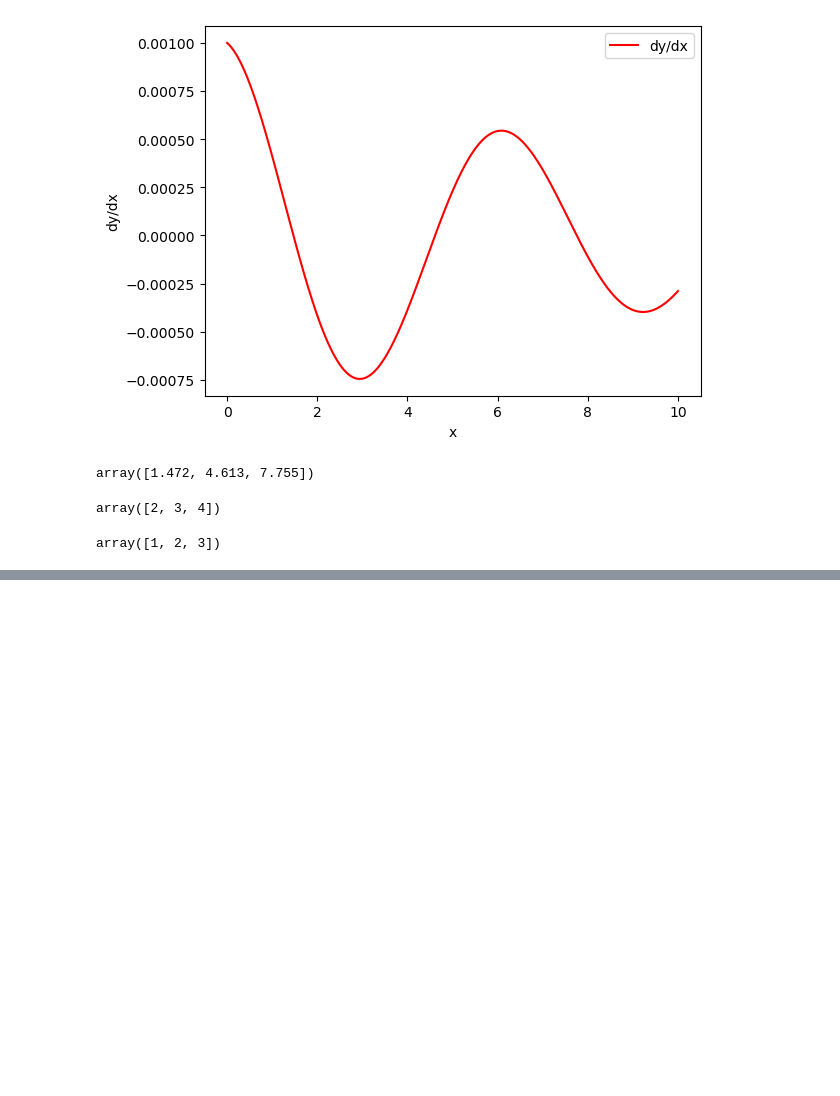
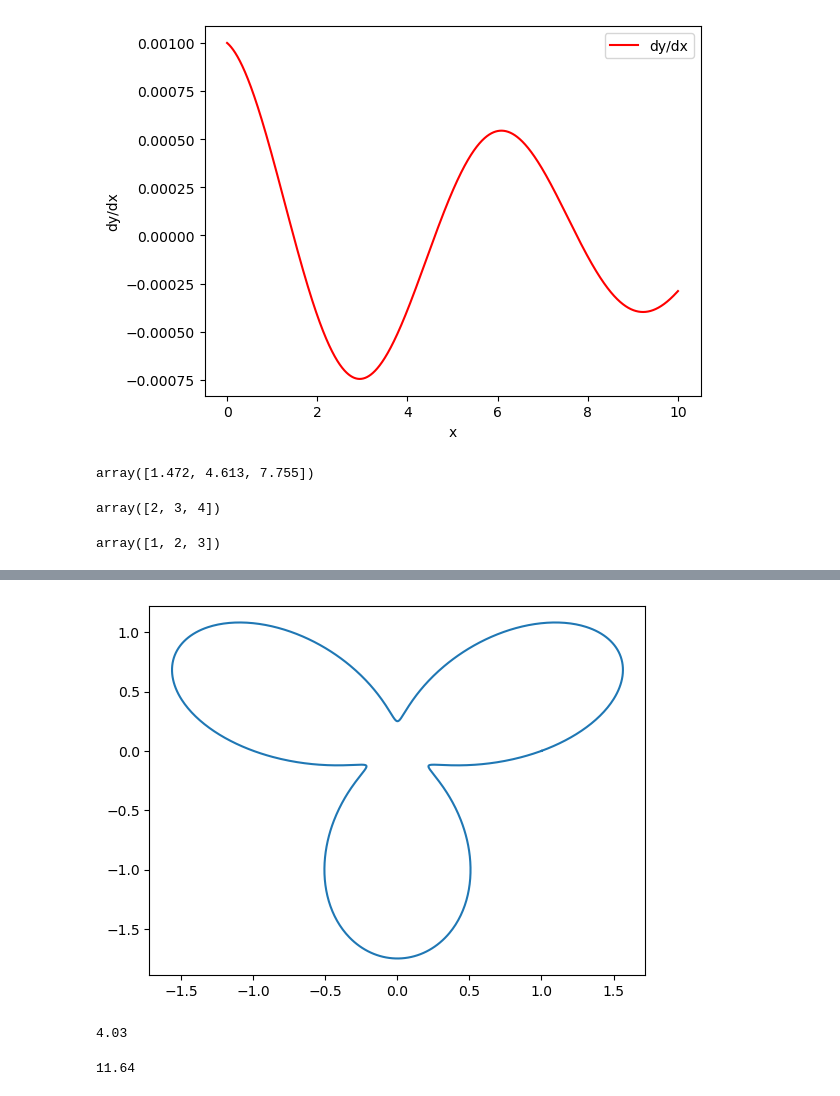
Before and after one commit to maxcol01/intro_numpy, a Jupyter notebook: numpy.ipynb, the cells around one changed output, grey strips where cells are left out. Drawn from its saved outputs; the diff is of its cells as text; code cells hidden in the pictures; blank space fills up the shorter version.

```diff
--- a/numpy.ipynb
+++ b/numpy.ipynb
@@ -293,0 +310,11 @@ array([1, 2, 3])
+# %%
+#1
+theta = np.linspace(0,2*np.pi, 1000)
+def r(theta):
+    return 1+3/4*np.sin(3*theta)
+
+x = r(theta)*np.cos(theta)
+y = r(theta)*np.sin(theta)
+plt.plot(x,y);
+# %% [output]
+[figure, added]
@@ -293,0 +323,13 @@ array([1, 2, 3])
+# %%
+A = 1/2*sum(r(theta)**2)*(theta[1]-theta[0])
+np.round(A,2)
+# %% [output]
+4.03
+# %%
+#3
+dr = r(theta)[1]-r(theta)[0]
+dtheta = theta[1]-theta[0]
+L = np.sum(np.sqrt(r(theta)**2+np.gradient(r(theta), theta)**2)*dtheta)
+np.round(L,2)
+# %% [output]
+11.64
```
Also changed, not shown: parts of 16 cells of this notebook.
